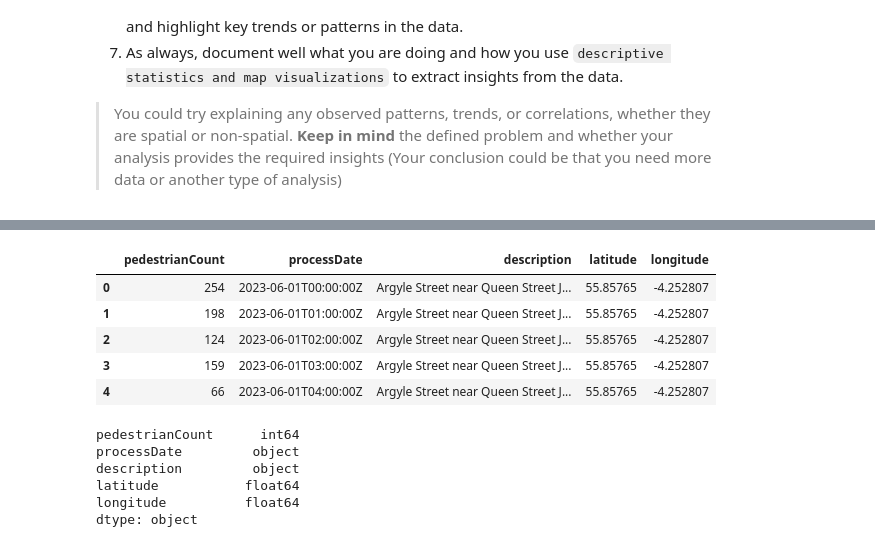
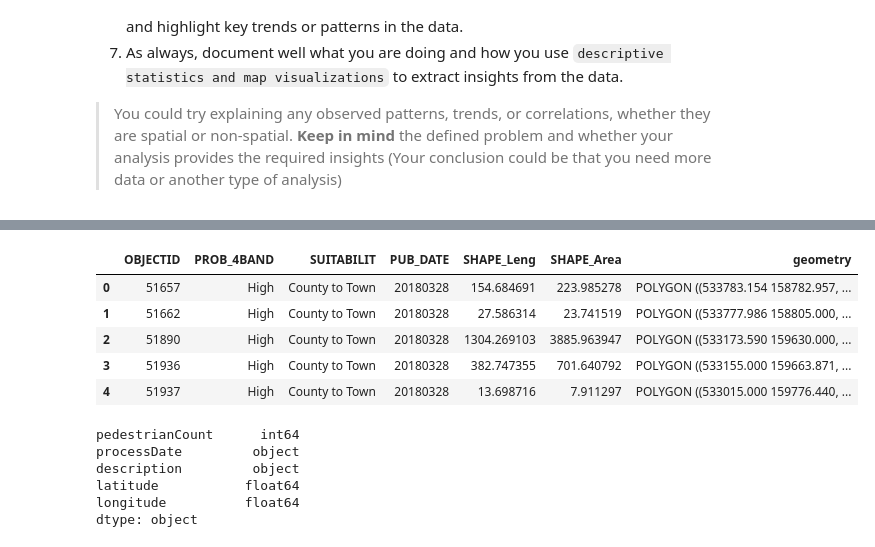
Before and after one commit to OscarChivers/UARepo, a Jupyter notebook: UA_LabWorkbook_3.ipynb, the cells around one changed output, grey strips where cells are left out. Saved outputs shown, nothing was run; the diff lists cells and outputs as text; code cells hidden in the pictures.

```diff
--- a/UA_LabWorkbook_3.ipynb
+++ b/UA_LabWorkbook_3.ipynb
@@ -438,7 +456,7 @@ footfall_pd.head()
 # %%
-#normalising location attribute to split it up
-normalised_loc = pd.json_normalize(footfall_pd['location'])
-normalised_loc.head()
-#adding the normalised section to dataframe
-footfall_pd = pd.concat([footfall_pd, normalised_loc], axis=1)
-footfall_pd.head()
+##Loading geopandas
+import geopandas as gpd
+
+# Read Shapefile
+shapefile_path = "data/Lab3/RoFRS_London.shp"
+flood_gdf = gpd.read_file(shapefile_path)
@@ -452,11 +463,9 @@ footfall_pd.head()
 # %%
-#dropping location value
-footfall_pd = footfall_pd.drop(columns=['location'])
-footfall_pd.head()
+ flood_gdf.head()
 # %% [output]
-|  | pedestrianCount | processDate | description | latitude | longitude |
-| 0 | 254 | 2023-06-01T00:00:00Z | Argyle Street near Queen Street J... | 55.85765 | -4.252807 |
-| 1 | 198 | 2023-06-01T01:00:00Z | Argyle Street near Queen Street J... | 55.85765 | -4.252807 |
-| 2 | 124 | 2023-06-01T02:00:00Z | Argyle Street near Queen Street J... | 55.85765 | -4.252807 |
-| 3 | 159 | 2023-06-01T03:00:00Z | Argyle Street near Queen Street J... | 55.85765 | -4.252807 |
-| 4 | 66 | 2023-06-01T04:00:00Z | Argyle Street near Queen Street J... | 55.85765 | -4.252807 |
+|  | OBJECTID | PROB_4BAND | SUITABILIT | PUB_DATE | SHAPE_Leng | SHAPE_Area | geometry |
+| 0 | 51657 | High | County to Town | 20180328 | 154.684691 | 223.985278 | POLYGON ((533783.154 158782.957, ... |
+| 1 | 51662 | High | County to Town | 20180328 | 27.586314 | 23.741519 | POLYGON ((533777.986 158805.000, ... |
+| 2 | 51890 | High | County to Town | 20180328 | 1304.269103 | 3885.963947 | POLYGON ((533173.590 159630.000, ... |
+| 3 | 51936 | High | County to Town | 20180328 | 382.747355 | 701.640792 | POLYGON ((533155.000 159663.871, ... |
+| 4 | 51937 | High | County to Town | 20180328 | 13.698716 | 7.911297 | POLYGON ((533015.000 159776.440, ... |
```
Also changed, not shown: parts of 16 cells of this notebook, 1 other file.
